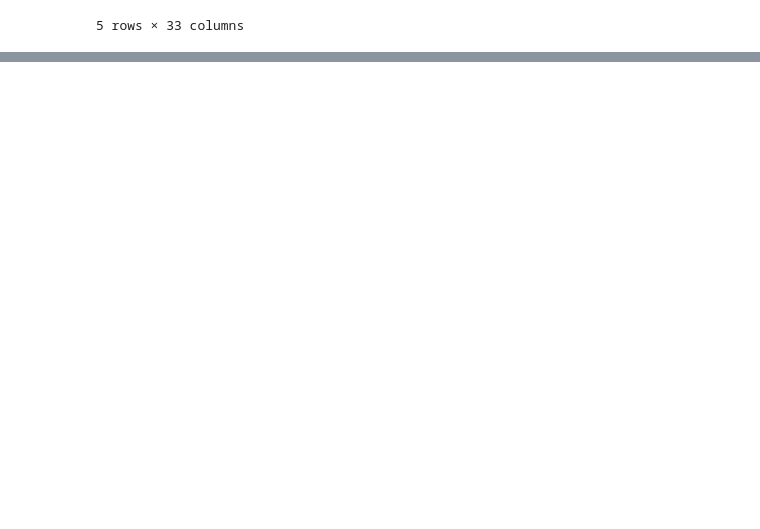
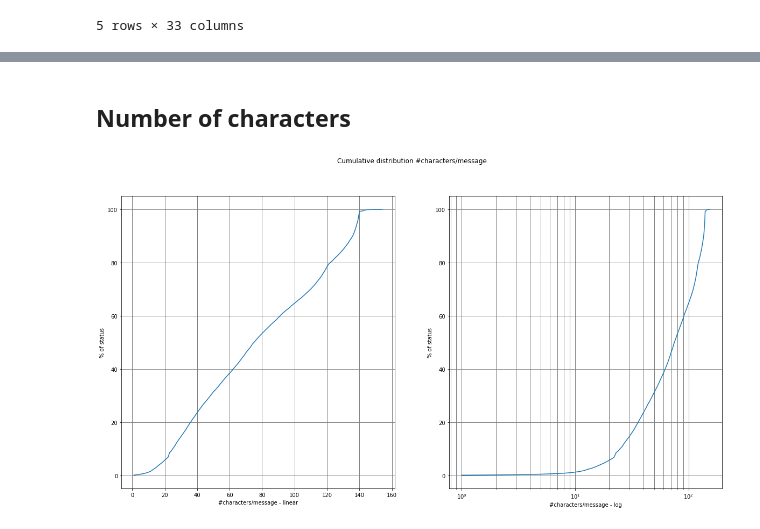
Before and after one commit to valstrl/CSM-project, a Jupyter notebook: CSM-project.ipynb, the cells around one changed output, grey strips where cells are left out. Cells and saved outputs as stored; diff of their text form; code cells hidden in the pictures; blank space fills up the shorter version.

```diff
--- a/CSM-project.ipynb
+++ b/CSM-project.ipynb
@@ -15,0 +61,20 @@ data.head()
+# %% [markdown]
+## Number of characters
+# %%
+nb_characters = pd.DataFrame(data['text'].apply(lambda x : len(x)))
+
+f, (ax1, ax2) = plt.subplots(1, 2, figsize=(20,10))
+f.suptitle('Cumulative distribution #characters/message')
+
+ax1.plot(nb_characters.sort_values(by='text').reset_index().groupby('text').count().cumsum()*100/nb_characters.size)
+ax1.set_xlabel('#characters/message - linear')
+ax1.set_ylabel('% of status')
+ax1.grid(color='grey', linestyle='-', linewidth=1, axis='both', which='both')
+
+ax2.plot(nb_characters.sort_values(by='text').reset_index().groupby('text').count().cumsum()*100/nb_characters.size)
+ax2.set_xscale('log')
+ax2.set_xlabel('#characters/message - log')
+ax2.set_ylabel('% of status')
+ax2.grid(color='grey', linestyle='-', linewidth=1, axis='both', which='both')
+# %% [output]
+[figure, added]
```
Also changed, not shown: parts of 10 cells of this notebook.
